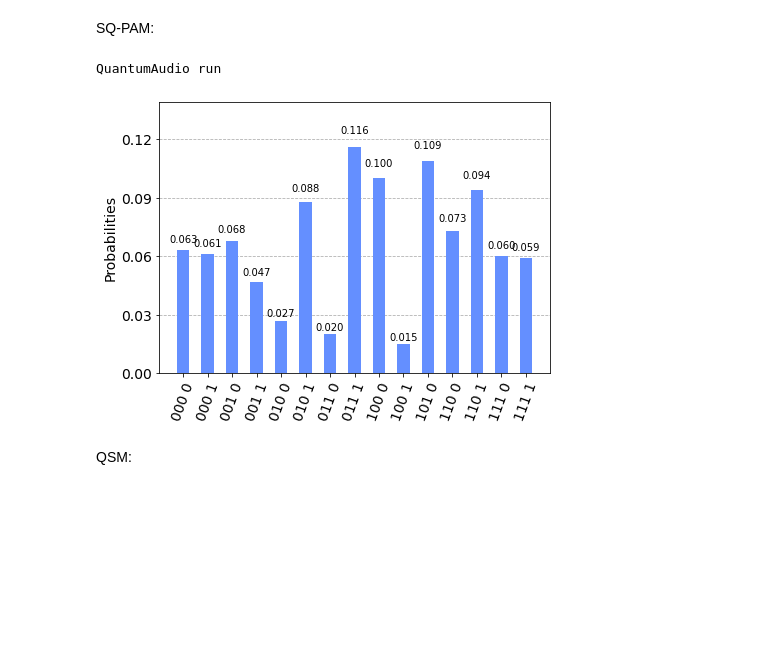
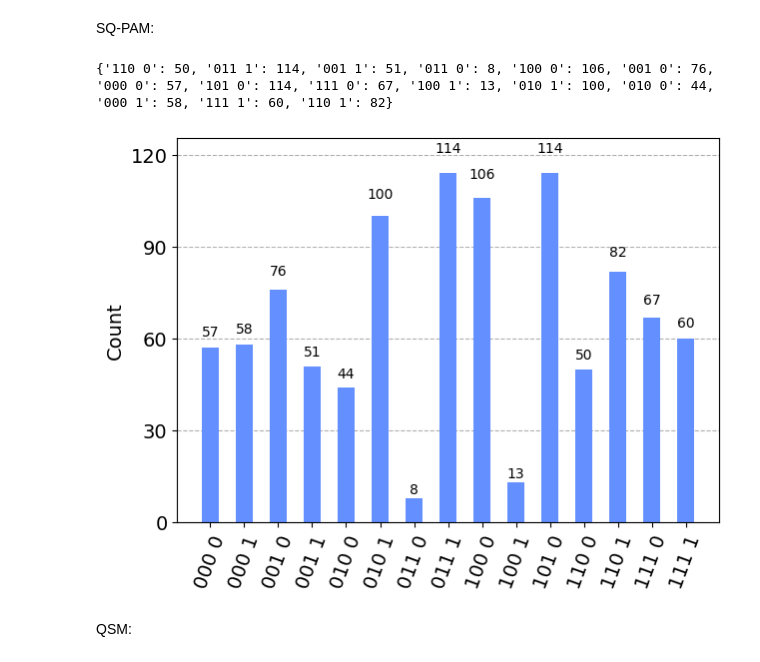
Before and after one commit to iccmr-quantum/quantumaudio, a Jupyter notebook: Quantum Audio Module.ipynb, the cells around one changed output. Drawn from its saved outputs; the diff is of its cells as text; code cells hidden in the pictures; blank space fills up the shorter version.

```diff
--- a/Quantum Audio Module.ipynb
+++ b/Quantum Audio Module.ipynb
@@ -36,7 +37,7 @@ digital_audio = np.array([0., -0.25, 0.5 , 0.75,  -0.75  ,  -1.,  0.25 ,  0.])
 qsound_qpam = qa.QuantumAudio('qpam')
 qsound_qpam.load_input(digital_audio)
 
-qsound_sqpam = qa.QuantumAudio('sq-pam')
+qsound_sqpam = qa.QuantumAudio('sqpam')
 qsound_sqpam.load_input(digital_audio)
 
 plt.plot(qsound_qpam.input, 'r')
@@ -166,10 +170,11 @@ Result(backend_name='qasm_simulator', backend_version='0.8.2', qobj_id='0a3b215a
 SQ-PAM:
 # %%
 qsound_sqpam.run(shots)
-qa.plot_histogram(qsound_sqpam.counts)
+print(qsound_sqpam.counts)
+plot_histogram(qsound_sqpam.counts)
 # %% [output]
-QuantumAudio run
+{'110 0': 50, '011 1': 114, '001 1': 51, '011 0': 8, '100 0': 106, '001 0': 76, '000 0': 57, '101 0': 114, '111 0': 67, '100 1': 13, '010 1': 100, '010 0': 44, '000 1': 58, '111 1': 60, '110 1': 82}
-[figure, old version]
+[figure, new version]
 # %% [markdown]
 QSM:
 # %%
```
Also changed, not shown: parts of 16 cells of this notebook, 3 other files.
